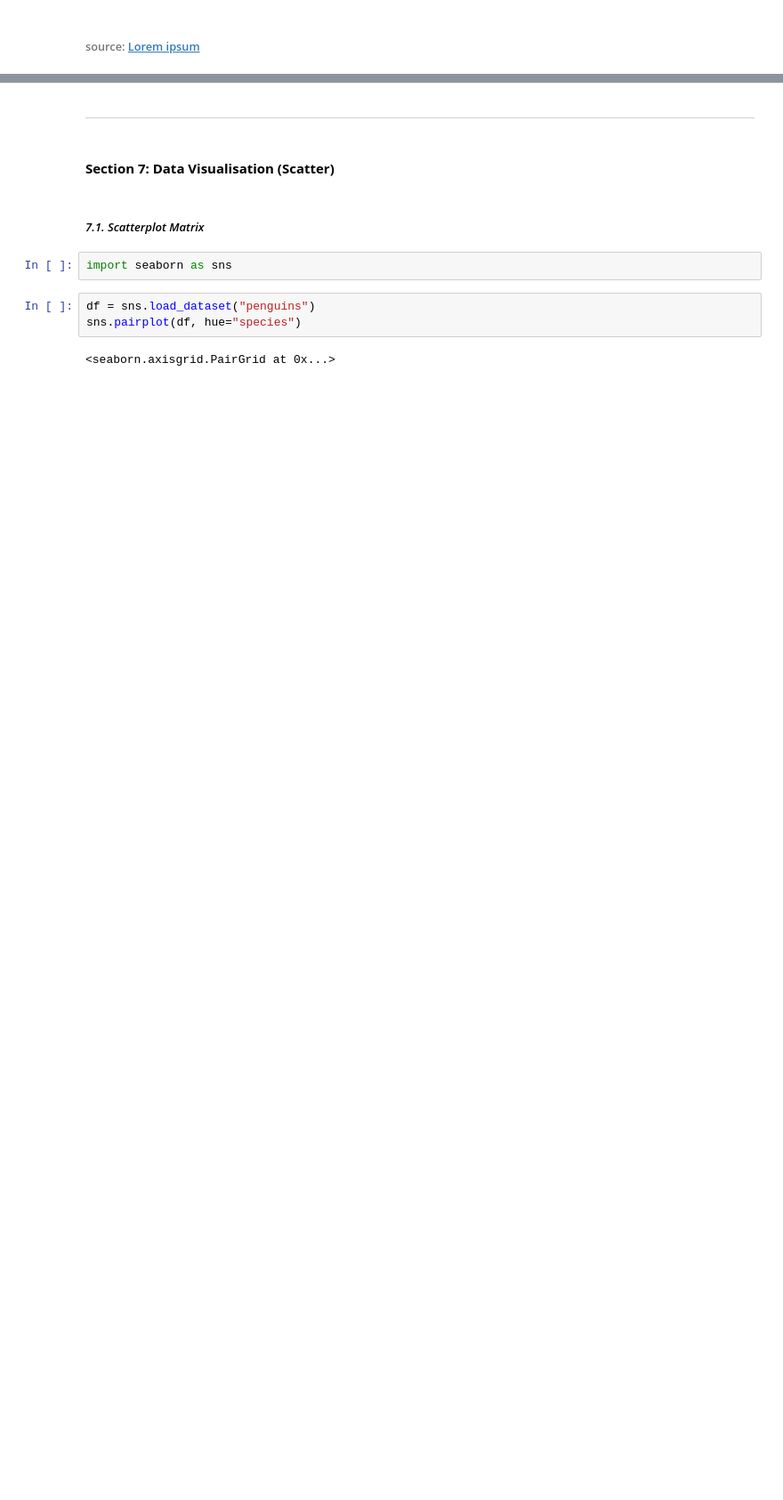
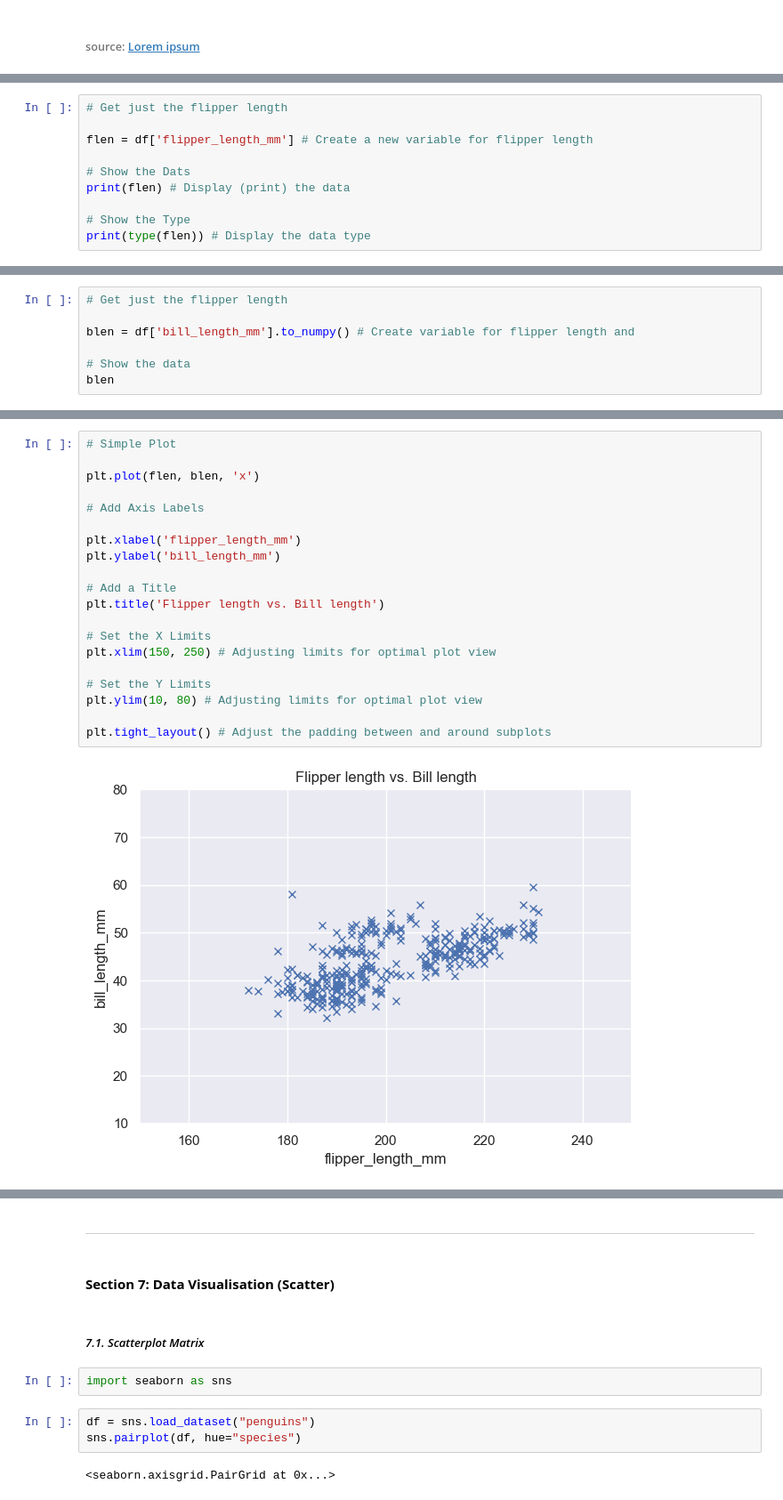
Before and after one commit to galto4/mywork, a Jupyter notebook: penguins.ipynb, the cells around one changed output, grey strips where cells are left out. Shown at 89% size. Saved outputs shown, nothing was run; the diff lists cells and outputs as text; blank space fills up the shorter version.

Commit message:
Adding 2 variable plots to project

```diff
--- a/penguins.ipynb
+++ b/penguins.ipynb
@@ -286,0 +291,10 @@ plt.show() # Display the plot
+# %%
+# Get just the flipper length
+
+flen = df['flipper_length_mm'] # Create a new variable for flipper length
+
+# Show the Dats
+print(flen) # Display (print) the data
+
+# Show the Type
+print(type(flen)) # Display the data type
@@ -286,0 +315,7 @@ plt.show() # Display the plot
+# %%
+# Get just the flipper length
+
+blen = df['bill_length_mm'].to_numpy() # Create variable for flipper length and
+
+# Show the data
+blen
@@ -286,0 +340,22 @@ plt.show() # Display the plot
+# %%
+# Simple Plot
+
+plt.plot(flen, blen, 'x')
+
+# Add Axis Labels
+
+plt.xlabel('flipper_length_mm')
+plt.ylabel('bill_length_mm')
+
+# Add a Title
+plt.title('Flipper length vs. Bill length')
+
+# Set the X Limits
+plt.xlim(150, 250) # Adjusting limits for optimal plot view
+
+# Set the Y Limits
+plt.ylim(10, 80) # Adjusting limits for optimal plot view
+
+plt.tight_layout() # Adjust the padding between and around subplots
+# %% [output]
+[figure, added]
```
Also changed, not shown: parts of 14 cells of this notebook.
